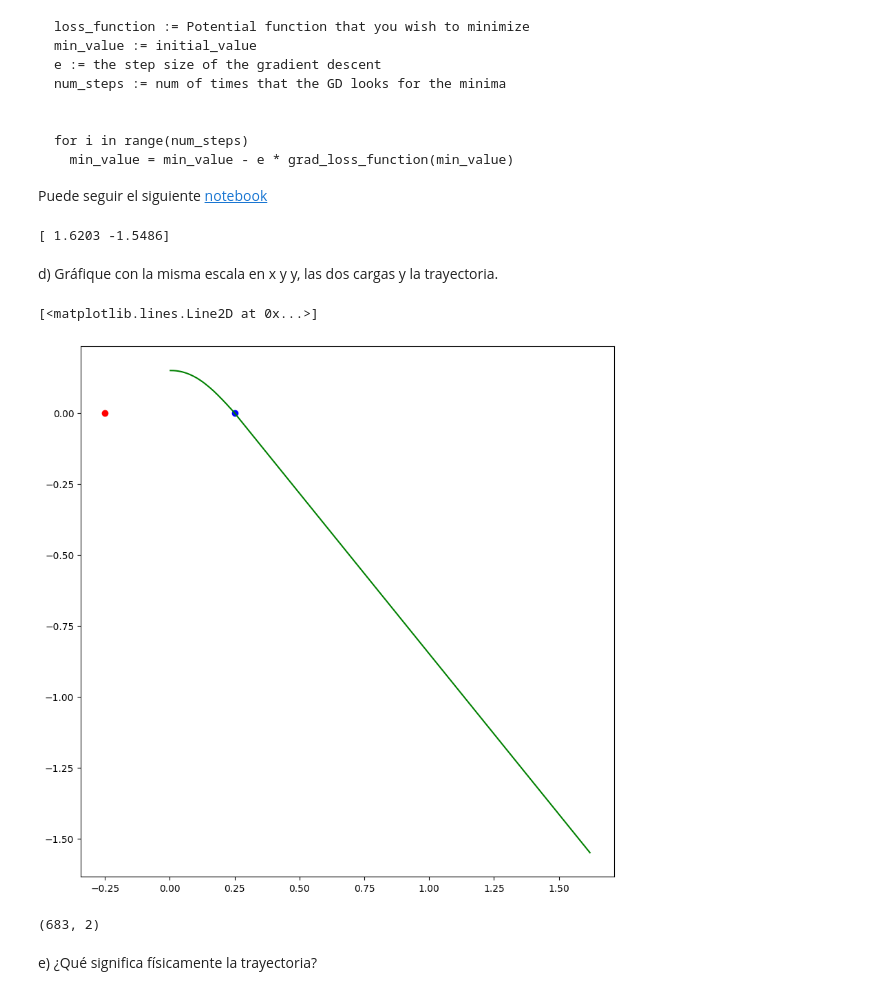
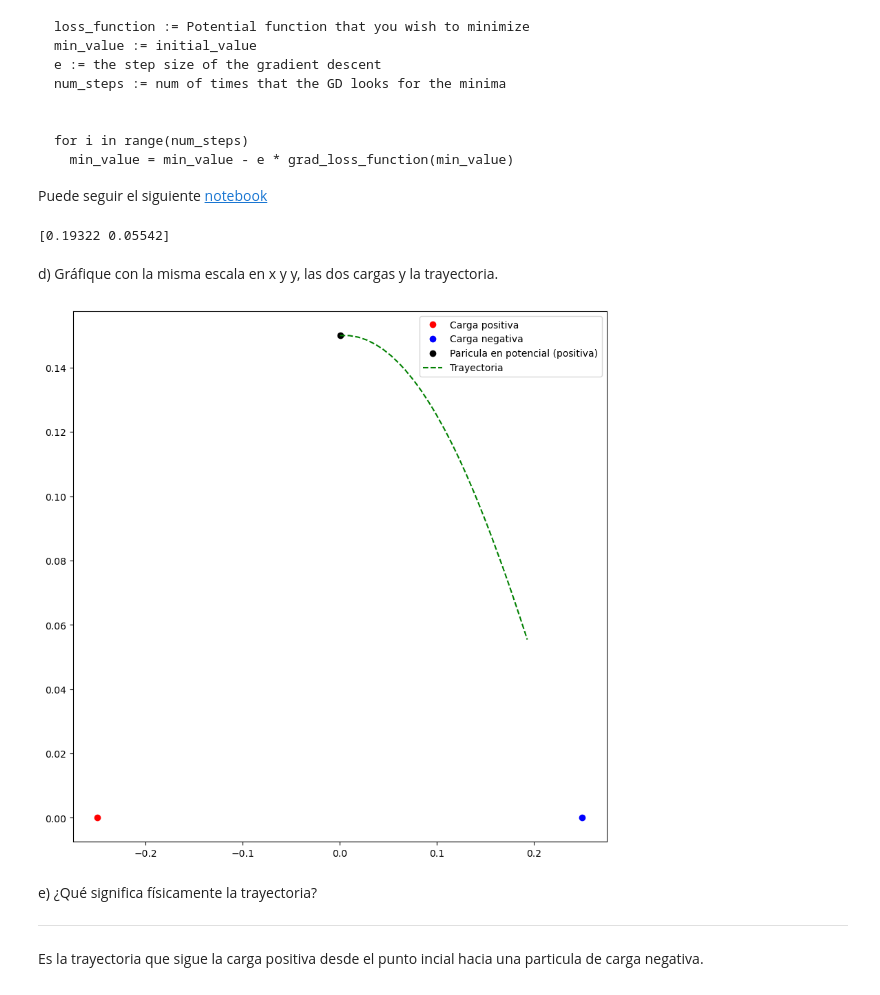
Before and after one commit to JsNcAr/Metodos1_JasonArias_AngieRicaurte, a Jupyter notebook: Complementaria/AriasJasonNicolas_Ejercicio9.ipynb, the cells around one changed output. Drawn from its saved outputs; the diff is of its cells as text; code cells hidden in the pictures.

```diff
--- a/Complementaria/AriasJasonNicolas_Ejercicio9.ipynb
+++ b/Complementaria/AriasJasonNicolas_Ejercicio9.ipynb
@@ -74,13 +74,14 @@ Puede seguir el siguiente [notebook](https://github.com/diegour1/CompMetodosComp
 # %%
 trayectory = []
 # su codigo aqui
-loss_function = lambda x, y: Potential(x, y)
+#loss_function = lambda x, y: Potential(x, y)
 min_value = np.array([0, 0.15])
-e = 0.0001
+h = 1e-4
+e = 0.00001
 steps = 683
 
 for i in range(steps):
-    min_value = min_value - e * Gradient_xy(loss_function, min_value[0], min_value[1], 0.0001)
+    min_value = min_value - e * Gradient_xy(Potential, min_value[0], min_value[1], h)
     trayectory.append(min_value)
 
 trayectory = np.array(trayectory)
@@ -89,25 +90,25 @@ trayectory = np.array(trayectory)
 # codigo para verificar su resultado no modificar
 print(trayectory[-1])
 # %% [output]
-[ 1.6203 -1.5486]
+[0.19322 0.05542]
 # %% [markdown]
 d) Gráfique con la misma escala en x y y, las dos cargas y la trayectoria.
 # %%
 # Graficar las 2 cargas y su trayectoria
 plt.figure(figsize=(10,10))
 r_p = np.array([-0.25,0])
 r_n = np.array([0.25,0])
 T_x = trayectory[:,0]
 T_y = trayectory[:,1]
-plt.plot(r_p[0], r_p[1], 'o', color='red')
-plt.plot(r_n[0], r_n[1], 'o', color='blue')
-plt.plot(T_x, T_y, color='green')
+plt.plot(r_p[0], r_p[1], 'o', color='red', label='Carga positiva')
+plt.plot(r_n[0], r_n[1], 'o', color='blue', label='Carga negativa')
+plt.plot(T_x[0], T_y[0], 'o', color='black', label='Paricula en potencial (positiva)')
+plt.plot(T_x, T_y, '--', color='green', label='Trayectoria')
+plt.legend()
+plt.show()
 # %% [output]
-[<matplotlib.lines.Line2D at 0x...>]
-[figure, old version]
+[figure, new version]
-# %%
-print(np.shape(trayectory))
-# %% [output]
-(683, 2)
 # %% [markdown]
 e) ¿Qué significa físicamente la trayectoria?
+______________________________________________________
+Es la trayectoria que sigue la carga positiva desde el punto incial hacia una particula de carga negativa.
```
